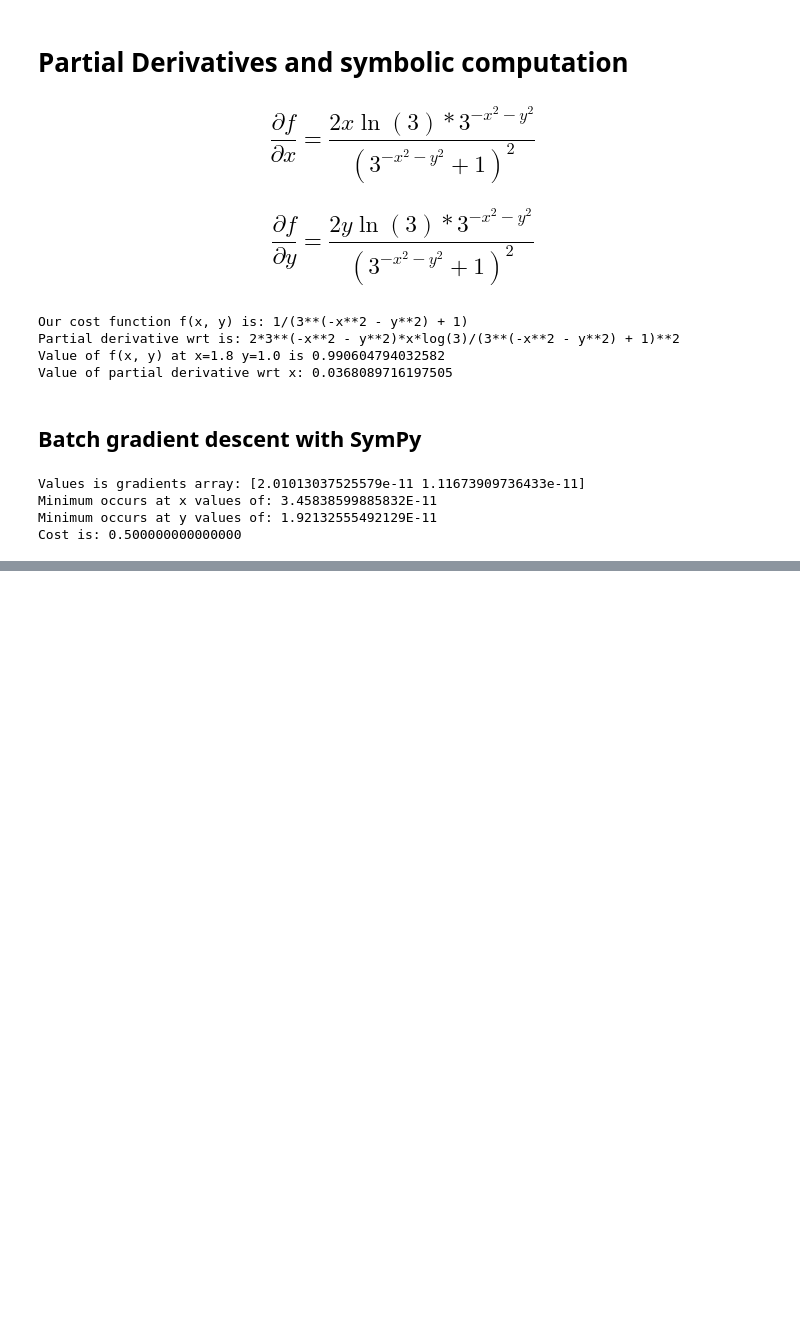
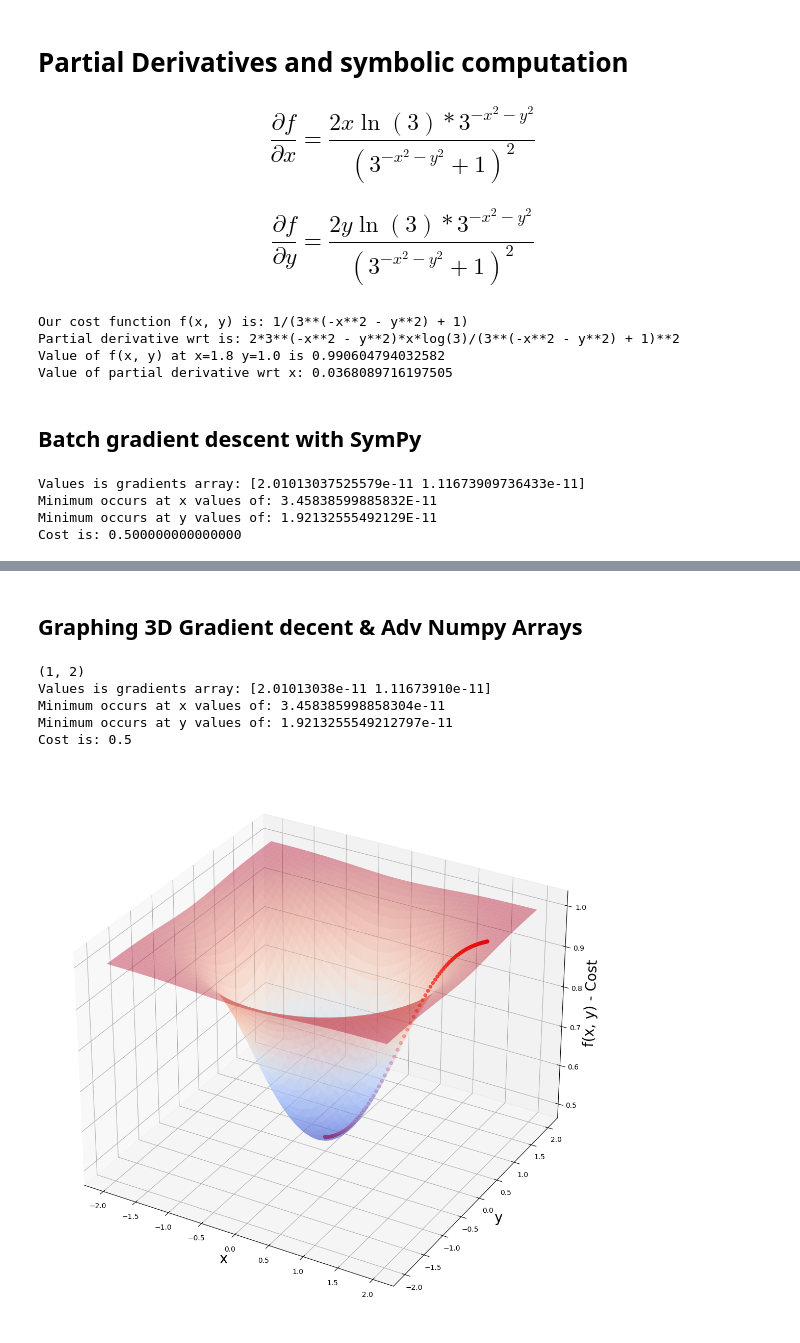
Before and after one commit to NImboNagatory/Gradeant_Decente_referance_sample, a Jupyter notebook: grad_dec.ipynb, the cells around one changed output, grey strips where cells are left out. Saved outputs shown, nothing was run; the diff lists cells and outputs as text; code cells hidden in the pictures; blank space fills up the shorter version.

```diff
--- a/grad_dec.ipynb
+++ b/grad_dec.ipynb
@@ -392,3 +394,45 @@ Values is gradients array: [2.01013038e-11 1.11673910e-11]
 Minimum occurs at x values of: 3.458385998858304e-11
 Minimum occurs at y values of: 1.9213255549212797e-11
 Cost is: 0.5
+# %% [markdown]
+## Graphing 3D Gradient decent & Adv Numpy Arrays
+# %%
+multiplier = 0.1
+max_iter = 500
+params = np.array([1.8, 1.0])
+values_array = params.reshape(1, 2)
+print(values_array.shape)
+
+for char in range(max_iter):
+    gradient_x = fpx(params[0], params[1])
+    gradient_y = fpy(params[0], params[1])
+    gradients = np.array([gradient_x, gradient_y])
+    params = params - multiplier*gradients
+    values_array = np.append(values_array, params.reshape(1, 2), axis=0)
+
+print(f'Values is gradients array: {gradients}')
+print(f'Minimum occurs at x values of: {params[0]}')
+print(f'Minimum occurs at y values of: {params[1]}')
+print(f'Cost is: {f(params[0], params[1])}')
+# %% [output]
+(1, 2)
+Values is gradients array: [2.01013038e-11 1.11673910e-11]
+Minimum occurs at x values of: 3.458385998858304e-11
+Minimum occurs at y values of: 1.9213255549212797e-11
+Cost is: 0.5
+# %%
+fig = plt.figure(figsize=[16, 14])
+ax = fig.add_subplot(projection='3d')
+
+ax.plot_surface(x_4, y_4, f(x_4, y_4), cmap=cm.coolwarm, alpha=0.4)
+ax.scatter(values_array[:, 0], values_array[:, 1], f(values_array[:, 0], values_array[:, 1]), color='red')
+
+ax.set_xlabel('x', fontsize=20)
+
+ax.set_ylabel('y', fontsize=20)
+
+ax.set_zlabel('f(x, y) - Cost', fontsize=20)
+
+plt.show()
+# %% [output]
+[figure, added]
```
Also changed, not shown: parts of 3 cells of this notebook.
